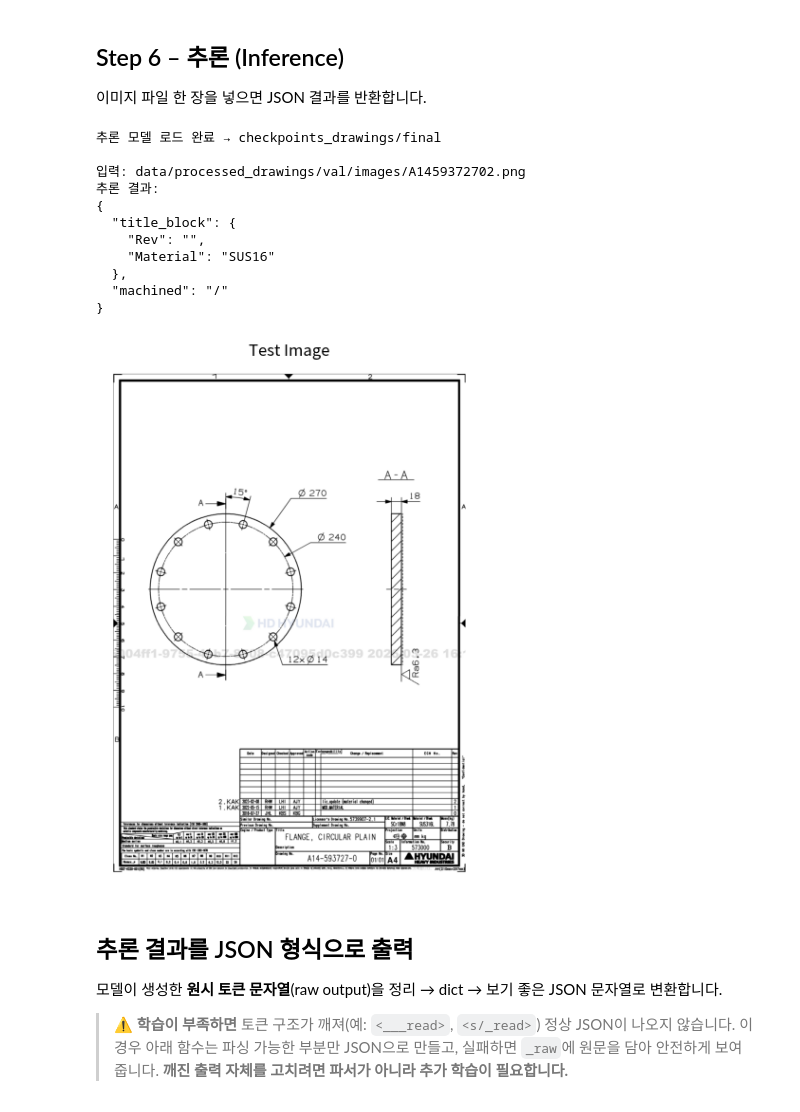
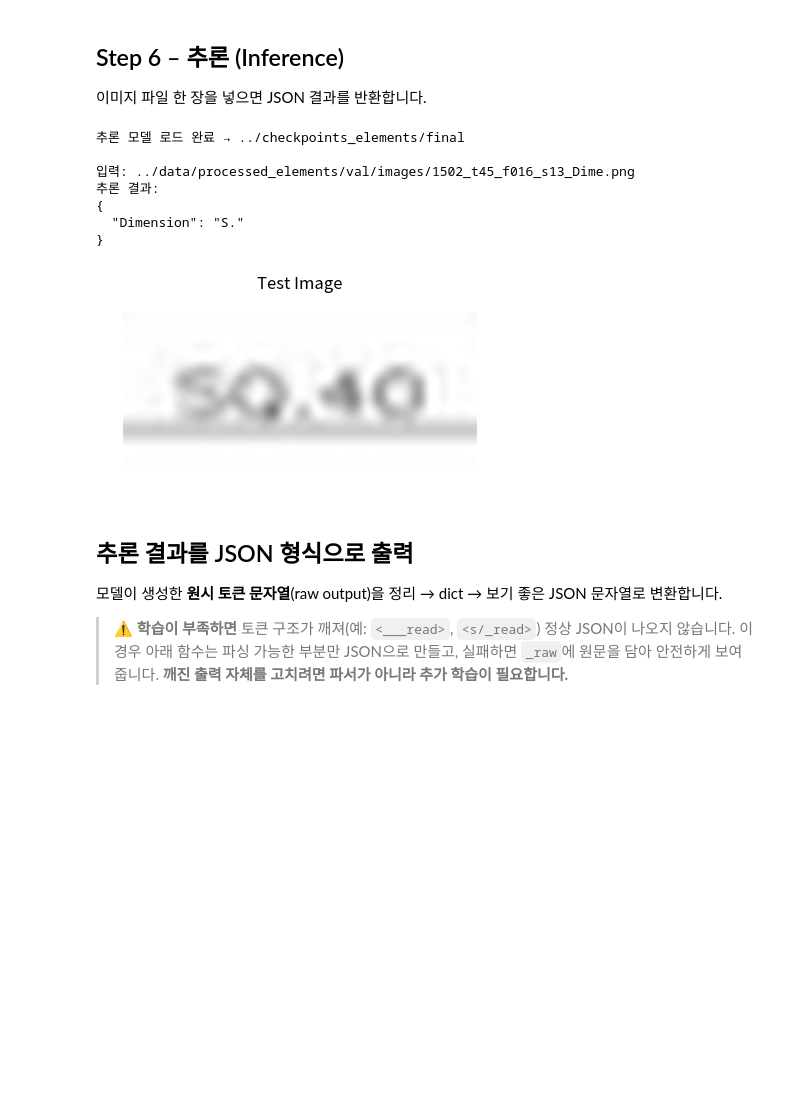
Before and after one commit to VLM-Doc-Analysis/Donut-VLM, a Jupyter notebook: yolo_finetune_donut_pipeline/donut_training_elements.ipynb, the cells around one changed output. Cells and saved outputs as stored; diff of their text form; code cells hidden in the pictures; blank space fills up the shorter version.

```diff
--- a/yolo_finetune_donut_pipeline/donut_training_elements.ipynb
+++ b/yolo_finetune_donut_pipeline/donut_training_elements.ipynb
@@ -937,42 +988,38 @@ def predict(image_path: str, task: str | None = None) -> dict:
     # 토큰 ID → 문자열 → (BOS/EOS/PAD/task 토큰 제거) → dict
     sequence = eval_processor.batch_decode(outputs, skip_special_tokens=False)[0]
     for t in (eval_processor.tokenizer.eos_token, eval_processor.tokenizer.pad_token,
               eval_processor.tokenizer.bos_token, task):
         if t:
             sequence = sequence.replace(t, "")
     return token2json(sequence.strip())
 
 
 # ── 데모: 검증셋 첫 이미지로 추론 ────────────────────────────────
 val_dir = os.path.join(CFG["data"]["local_val_dir"], "images")
 cands   = sorted(glob.glob(os.path.join(val_dir, "*")))
 if not cands:                       # 폴백: 원본 도면 폴더
     cands = sorted(glob.glob("../data/elements/images/*"))
-test_image_path = cands[0]
+test_image_path = cands[15]
 
 result = predict(test_image_path)
 print(f"\n입력: {test_image_path}")
 print("추론 결과:")
 print(json.dumps(result, indent=2, ensure_ascii=False))
 
 # 이미지 시각화
 fig, ax = plt.subplots(figsize=(5, 8))
 ax.imshow(Image.open(test_image_path).convert("RGB"))
 ax.axis("off"); ax.set_title("Test Image")
 plt.show()
 # %% [output]
-추론 모델 로드 완료 → checkpoints_drawings/final
+추론 모델 로드 완료 → ../checkpoints_elements/final
 
-입력: data/processed_drawings/val/images/A1459372702.png
+입력: ../data/processed_elements/val/images/1502_t45_f016_s13_Dime.png
 추론 결과:
 {
-  "title_block": {
-    "Rev": "",
-    "Material": "SUS16"
-  },
-  "machined": "/"
+  "Dimension": "S."
 }
-[figure, old version]
+[figure, new version]
 # %% [markdown]
 ## 추론 결과를 JSON 형식으로 출력
 
```
Also changed, not shown: parts of 8 cells of this notebook, 1 other file.
